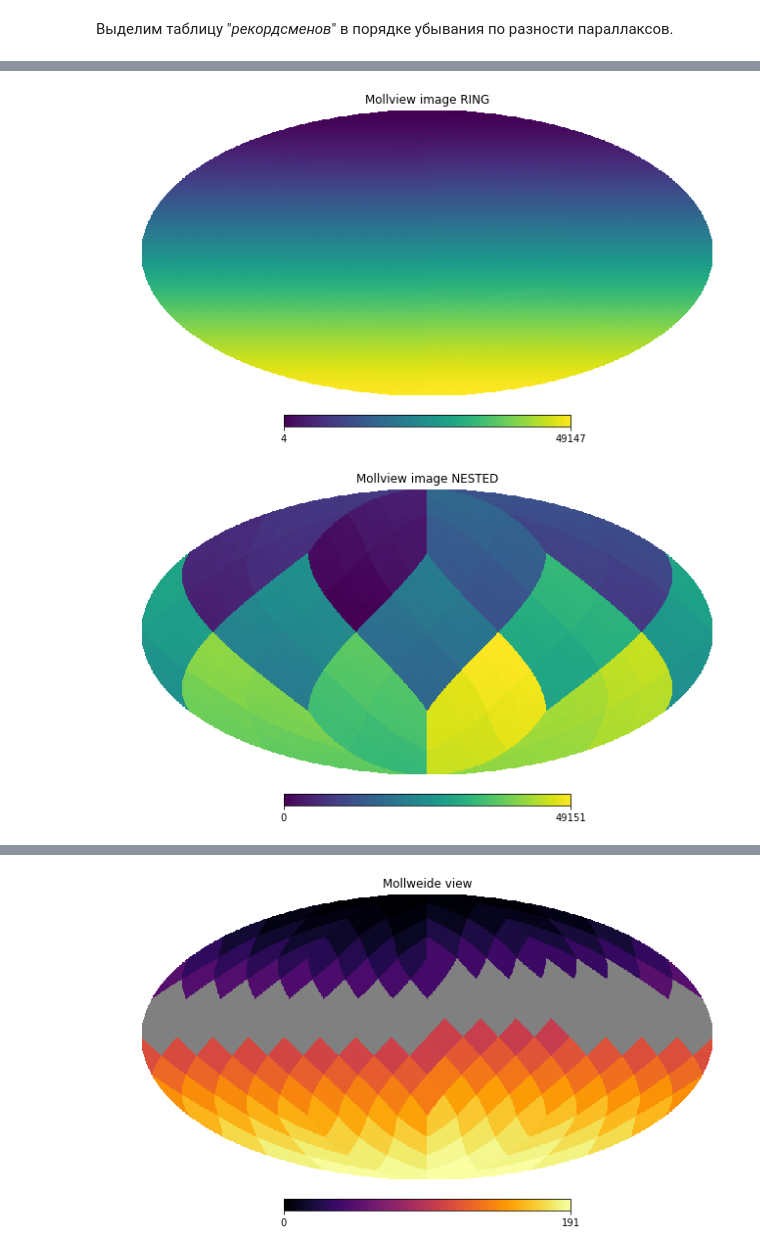
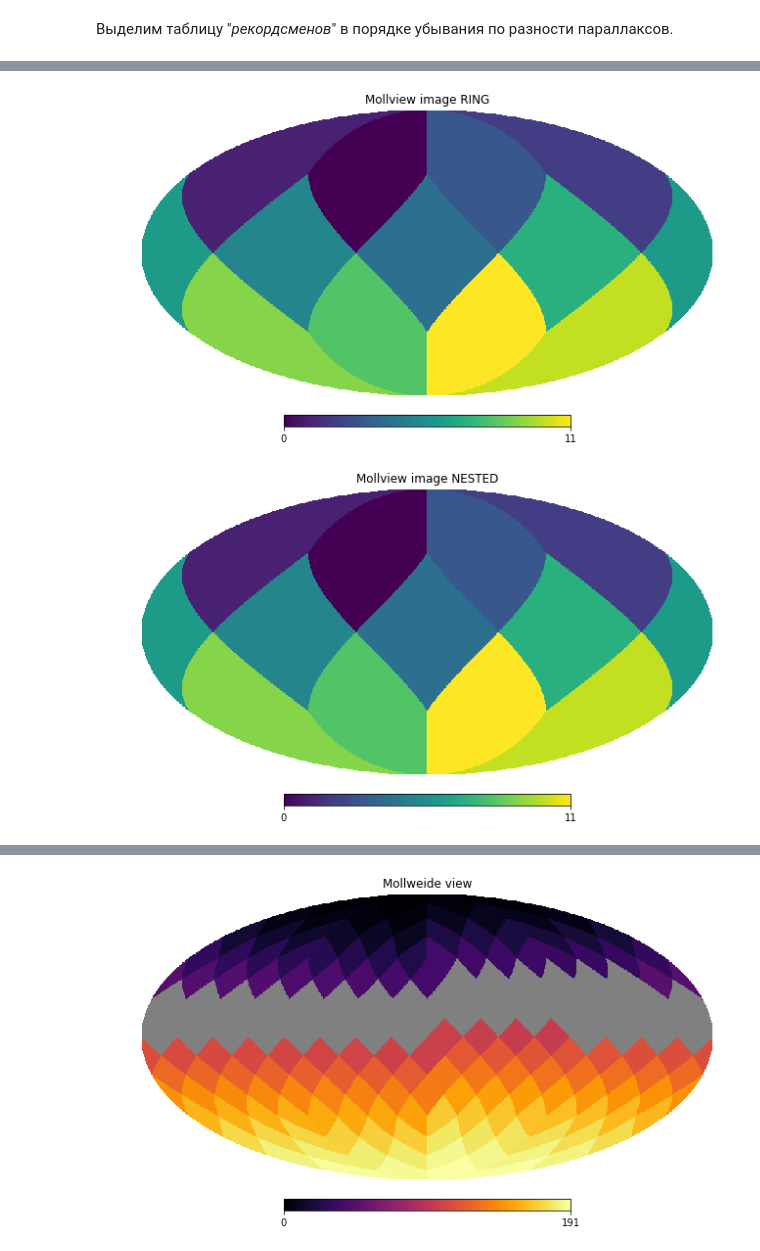
Before and after one commit to paantya/gaialib, a Jupyter notebook: d2018.ipynb, the cells around one changed output, grey strips where cells are left out. Drawn from its saved outputs; the diff is of its cells as text; code cells hidden in the pictures.

```diff
--- a/d2018.ipynb
+++ b/d2018.ipynb
@@ -415,15 +440,15 @@ Wall time: 1.02 s
 # %%
 import numpy as np
 import healpy as hp
-NSIDE = 64
+NSIDE = 1
 m = np.arange(hp.nside2npix(NSIDE))
 hp.mollview(m, title="Mollview image RING")
 # %% [output]
-[figure, old version]
+[figure, new version]
 # %%
 hp.mollview(m, nest=True, title="Mollview image NESTED")
 # %% [output]
-[figure, old version]
+[figure, new version]
 # %%
 plt.figure(figsize=(36,9))
 plt.plot([i for i in np.arange(len(hp.sphtfunc.anafast(m)[25:]))],hp.sphtfunc.anafast(m)[25:]);
```
Also changed, not shown: parts of 27 cells of this notebook.
